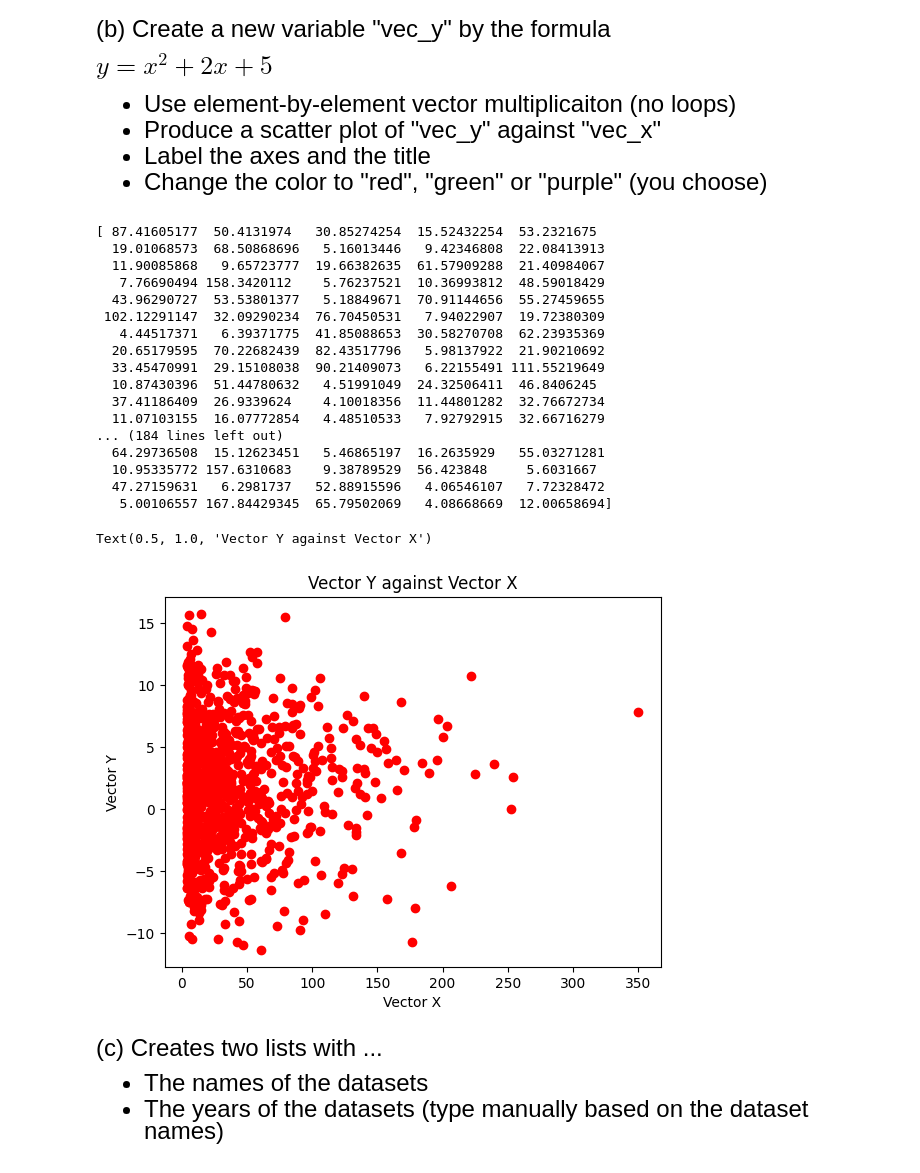
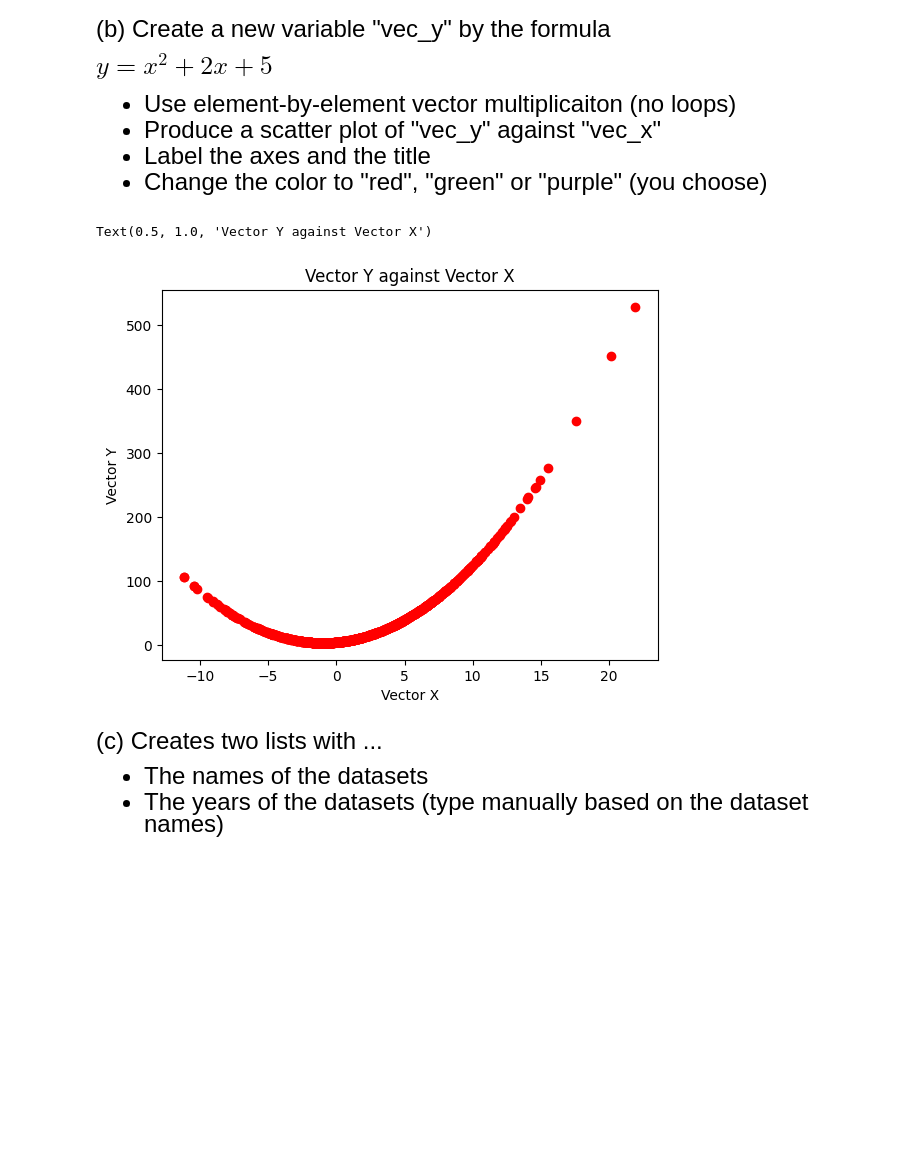
Before and after one commit to riakrishna/emoryqtm151, a Jupyter notebook: Lecture 07/Lecture 7 Personal Notes.ipynb, the cells around one changed output. Drawn from its saved outputs; the diff is of its cells as text; code cells hidden in the pictures; blank space fills up the shorter version.

```diff
--- a/Lecture 07/Lecture 7 Personal Notes.ipynb
+++ b/Lecture 07/Lecture 7 Personal Notes.ipynb
@@ -123,31 +129,13 @@ $ y = x^2 + 2x + 5$
 - Change the color to "red", "green" or "purple" (you choose)
 # %%
 vec_y = (vec_x**2 + 2*vec_x + 5)
-print(vec_y)
-plt.scatter(x=vec_y, y=vec_z, color = 'red')
+plt.scatter(x=vec_x, y=vec_y, color = 'red')
 plt.xlabel("Vector X")
 plt.ylabel("Vector Y")
 plt.title("Vector Y against Vector X")
 # %% [output]
-[ 87.41605177  50.4131974   30.85274254  15.52432254  53.2321675
-  19.01068573  68.50868696   5.16013446   9.42346808  22.08413913
-  11.90085868   9.65723777  19.66382635  61.57909288  21.40984067
-   7.76690494 158.3420112    5.76237521  10.36993812  48.59018429
-  43.96290727  53.53801377   5.18849671  70.91144656  55.27459655
- 102.12291147  32.09290234  76.70450531   7.94022907  19.72380309
-   4.44517371   6.39371775  41.85088653  30.58270708  62.23935369
-  20.65179595  70.22682439  82.43517796   5.98137922  21.90210692
-  33.45470991  29.15108038  90.21409073   6.22155491 111.55219649
-  10.87430396  51.44780632   4.51991049  24.32506411  46.8406245
-  37.41186409  26.9339624    4.10018356  11.44801282  32.76672734
-  11.07103155  16.07772854   4.48510533   7.92792915  32.66716279
-... (184 lines left out)
-  64.29736508  15.12623451   5.46865197  16.2635929   55.03271281
-  10.95335772 157.6310683    9.38789529  56.423848     5.6031667
-  47.27159631   6.2981737   52.88915596   4.06546107   7.72328472
-   5.00106557 167.84429345  65.79502069   4.08668669  12.00658694]
+Text(0.5, 1.0, 'Vector Y against Vector X')
-Text(0.5, 1.0, 'Vector Y against Vector X')
-[figure, old version]
+[figure, new version]
 # %% [markdown]
 <font size = "5">
 
```
Also changed, not shown: parts of 6 cells of this notebook, 5 other files.
